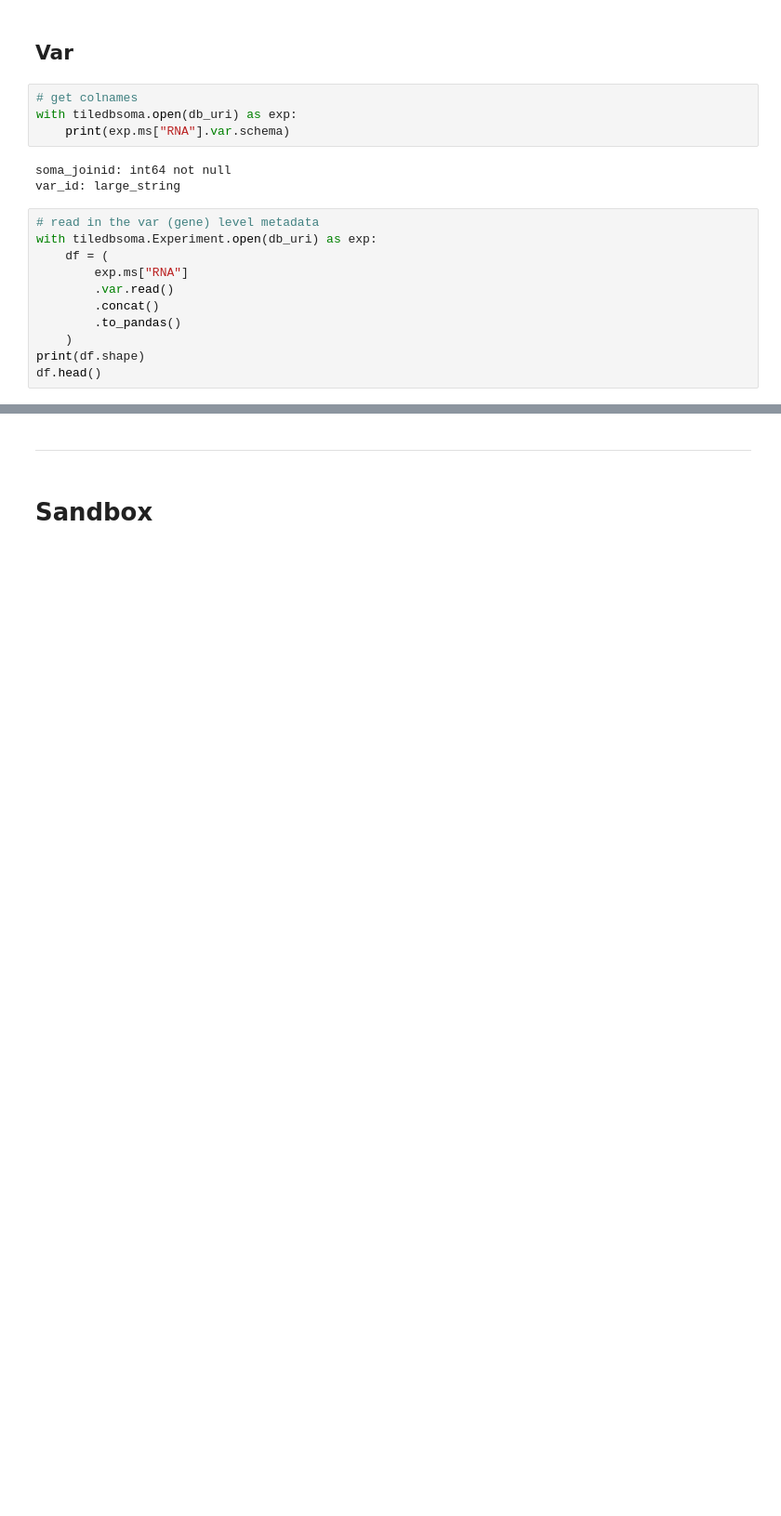
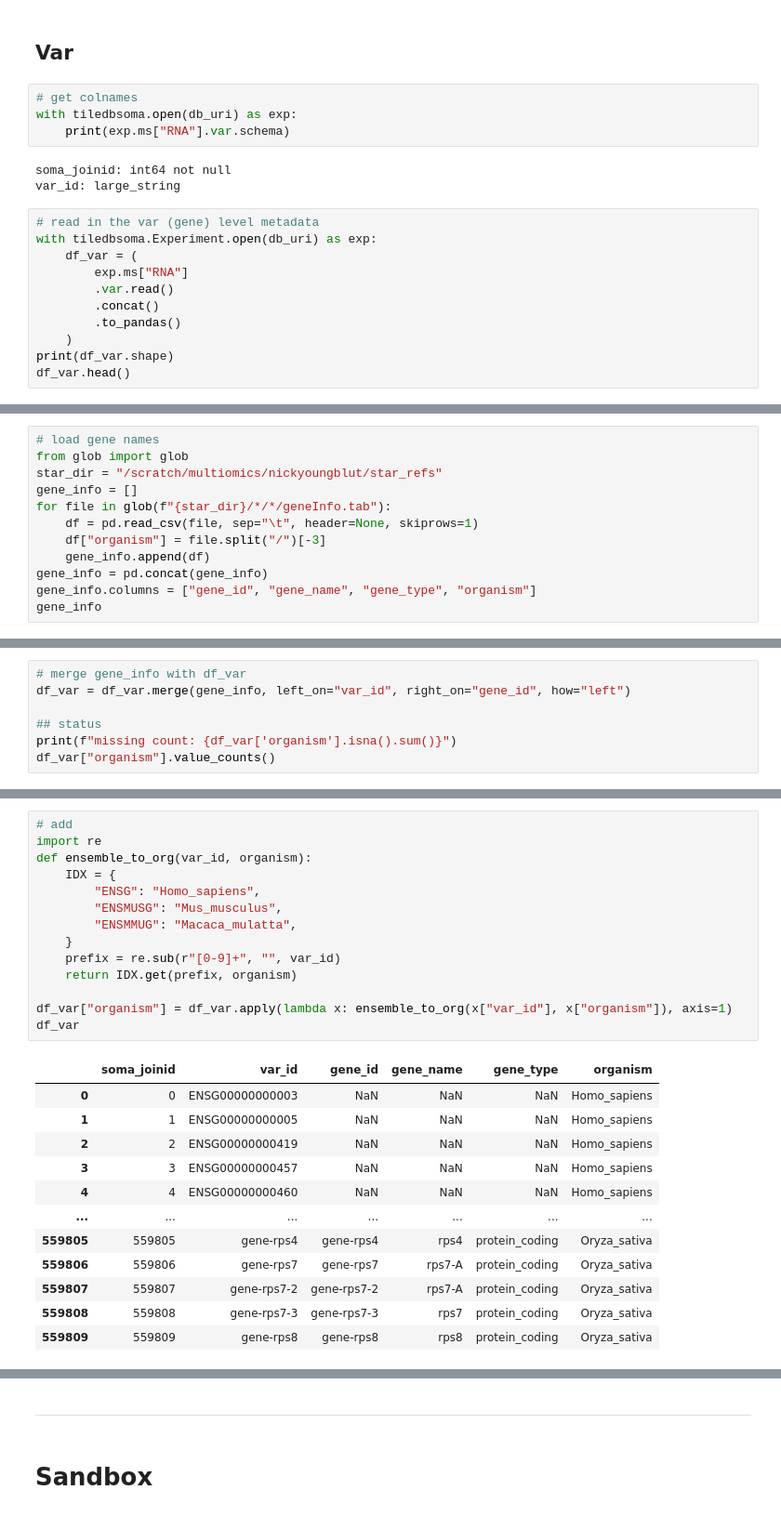
Before and after one commit to bioinfo-tsukuba/scRecounter, a Jupyter notebook: notebooks/tiledb/scBaseCamp_db-create_GeneFull-Ex50pAS.ipynb, the cells around one changed output, grey strips where cells are left out. Shown at 93% size. Cells and saved outputs as stored; diff of their text form; blank space fills up the shorter version.

Commit message:
added code for updating organism in scBaseCamp var dataframe

```diff
--- a/notebooks/tiledb/scBaseCamp_db-create_GeneFull-Ex50pAS.ipynb
+++ b/notebooks/tiledb/scBaseCamp_db-create_GeneFull-Ex50pAS.ipynb
@@ -923,12 +944,12 @@ var_id: large_string
 # %%
 # read in the var (gene) level metadata
 with tiledbsoma.Experiment.open(db_uri) as exp:
-    df = (
+    df_var = (
         exp.ms["RNA"]
         .var.read()
         .concat()
         .to_pandas()
     )
-print(df.shape)
-df.head()
+print(df_var.shape)
+df_var.head()
 # %% [output]
@@ -1007,0 +984,12 @@ Name: count, dtype: int64
+# %%
+# load gene names
+from glob import glob
+star_dir = "/scratch/multiomics/nickyoungblut/star_refs"
+gene_info = []
+for file in glob(f"{star_dir}/*/*/geneInfo.tab"):
+    df = pd.read_csv(file, sep="\t", header=None, skiprows=1)
+    df["organism"] = file.split("/")[-3]
+    gene_info.append(df)
+gene_info = pd.concat(gene_info)
+gene_info.columns = ["gene_id", "gene_name", "gene_type", "organism"]
+gene_info
@@ -1007,0 +1013,7 @@ Name: count, dtype: int64
+# %%
+# merge gene_info with df_var
+df_var = df_var.merge(gene_info, left_on="var_id", right_on="gene_id", how="left")
+
+## status
+print(f"missing count: {df_var['organism'].isna().sum()}")
+df_var["organism"].value_counts()
@@ -1007,0 +1040,27 @@ Name: count, dtype: int64
+# %%
+# add
+import re
+def ensemble_to_org(var_id, organism):
+    IDX = {
+        "ENSG": "Homo_sapiens",
+        "ENSMUSG": "Mus_musculus",
+        "ENSMMUG": "Macaca_mulatta",
+    }
+    prefix = re.sub(r"[0-9]+", "", var_id)
+    return IDX.get(prefix, organism)
+
+df_var["organism"] = df_var.apply(lambda x: ensemble_to_org(x["var_id"], x["organism"]), axis=1)
+df_var
+# %% [output]
+|  | soma_joinid | var_id | gene_id | gene_name | gene_type | organism |
+| 0 | 0 | ENSG00000000003 | NaN | NaN | NaN | Homo_sapiens |
+| 1 | 1 | ENSG00000000005 | NaN | NaN | NaN | Homo_sapiens |
+| 2 | 2 | ENSG00000000419 | NaN | NaN | NaN | Homo_sapiens |
+| 3 | 3 | ENSG00000000457 | NaN | NaN | NaN | Homo_sapiens |
+| 4 | 4 | ENSG00000000460 | NaN | NaN | NaN | Homo_sapiens |
+| ... | ... | ... | ... | ... | ... | ... |
+| 559805 | 559805 | gene-rps4 | gene-rps4 | rps4 | protein_coding | Oryza_sativa |
+| 559806 | 559806 | gene-rps7 | gene-rps7 | rps7-A | protein_coding | Oryza_sativa |
+| 559807 | 559807 | gene-rps7-2 | gene-rps7-2 | rps7-A | protein_coding | Oryza_sativa |
+| 559808 | 559808 | gene-rps7-3 | gene-rps7-3 | rps7 | protein_coding | Oryza_sativa |
+| 559809 | 559809 | gene-rps8 | gene-rps8 | rps8 | protein_coding | Oryza_sativa |
```
Also changed, not shown: parts of 14 cells of this notebook, 1 other file.
